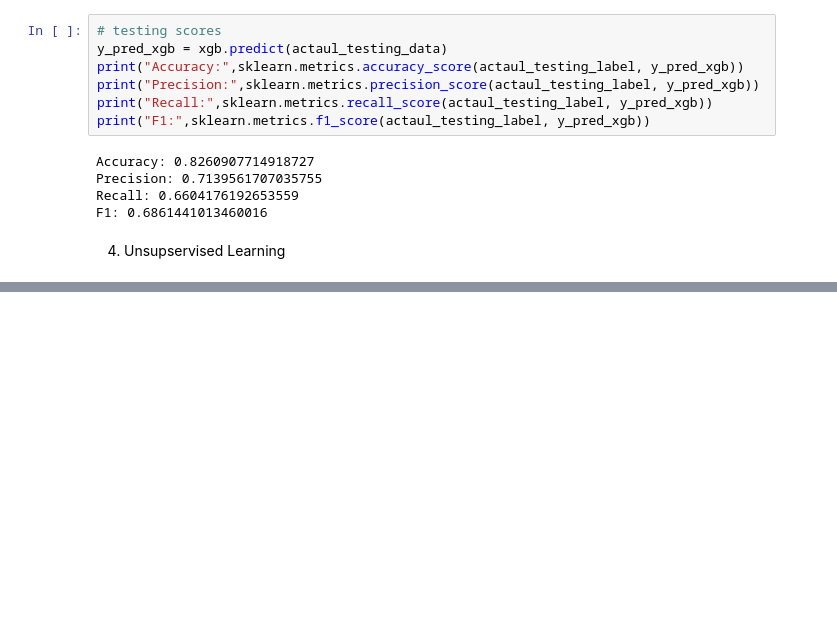
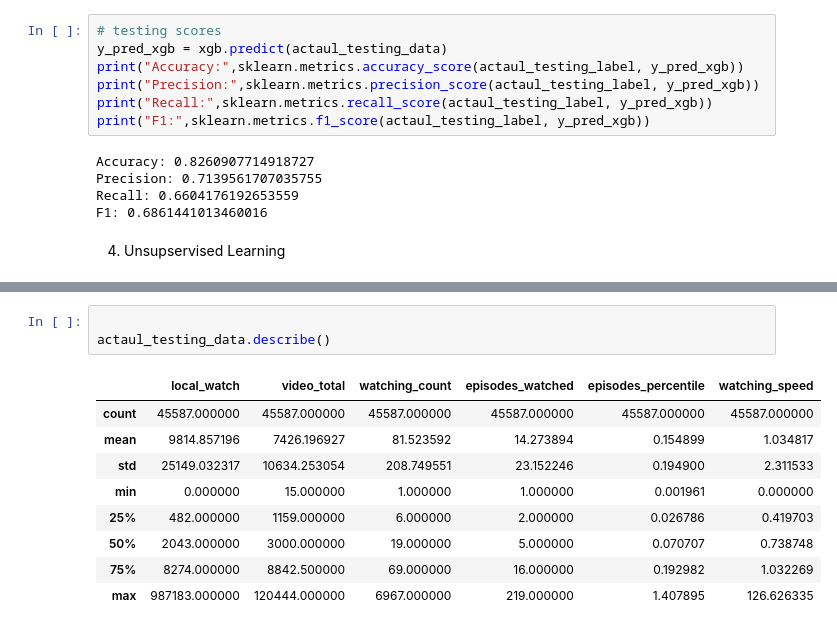
Before and after one commit to andrewye16/mooc_analysis, a Jupyter notebook: mooc analysis.ipynb, the cells around one changed output, grey strips where cells are left out. Drawn from its saved outputs; the diff is of its cells as text; blank space fills up the shorter version.

```diff
--- a/mooc analysis.ipynb
+++ b/mooc analysis.ipynb
@@ -243,0 +277,13 @@ ValueError: Experimental support for categorical data is not implemented for cur
+# %%
+
+actaul_testing_data.describe()
+# %% [output]
+|  | local_watch | video_total | watching_count | episodes_watched | episodes_percentile | watching_speed |
+| count | 45587.000000 | 45587.000000 | 45587.000000 | 45587.000000 | 45587.000000 | 45587.000000 |
+| mean | 9814.857196 | 7426.196927 | 81.523592 | 14.273894 | 0.154899 | 1.034817 |
+| std | 25149.032317 | 10634.253054 | 208.749551 | 23.152246 | 0.194900 | 2.311533 |
+| min | 0.000000 | 15.000000 | 1.000000 | 1.000000 | 0.001961 | 0.000000 |
+| 25% | 482.000000 | 1159.000000 | 6.000000 | 2.000000 | 0.026786 | 0.419703 |
+| 50% | 2043.000000 | 3000.000000 | 19.000000 | 5.000000 | 0.070707 | 0.738748 |
+| 75% | 8274.000000 | 8842.500000 | 69.000000 | 16.000000 | 0.192982 | 1.032269 |
+| max | 987183.000000 | 120444.000000 | 6967.000000 | 219.000000 | 1.407895 | 126.626335 |
```
Also changed, not shown: parts of 6 cells of this notebook.
